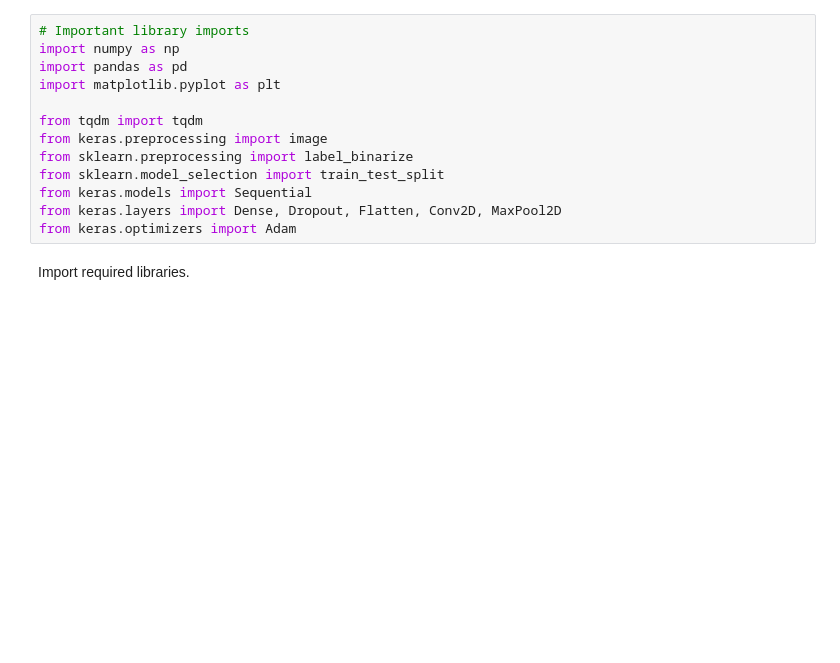
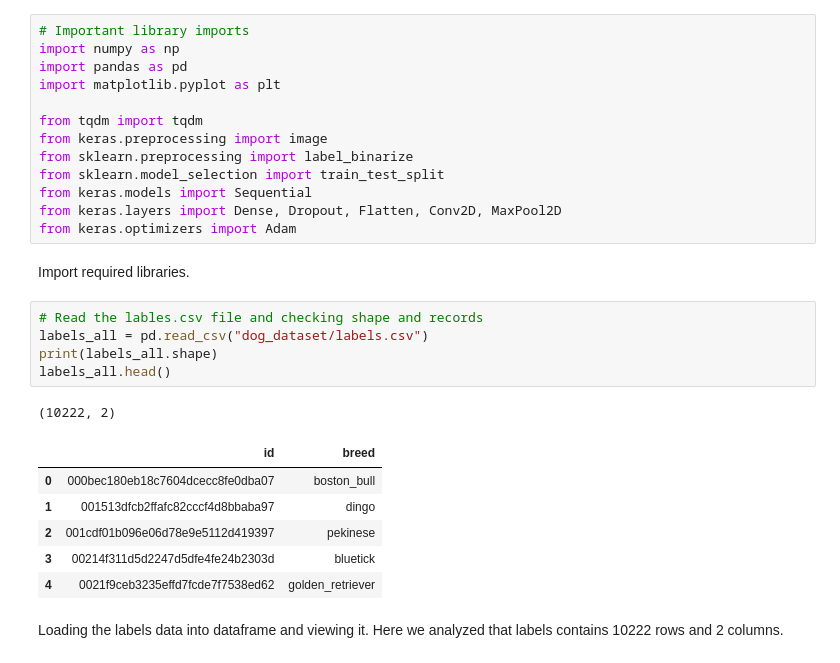
Before and after one commit to mahursh/DogBreedPrediction, a Jupyter notebook: DogBreedPredictionNotes.ipynb, the cells around one changed output. Drawn from its saved outputs; the diff is of its cells as text; blank space fills up the shorter version.

```diff
--- a/DogBreedPredictionNotes.ipynb
+++ b/DogBreedPredictionNotes.ipynb
@@ -115,3 +115,18 @@ from keras.layers import Dense, Dropout, Flatten, Conv2D, MaxPool2D
 from keras.optimizers import Adam
 # %% [markdown]
 Import required libraries.
+# %%
+# Read the lables.csv file and checking shape and records
+labels_all = pd.read_csv("dog_dataset/labels.csv")
+print(labels_all.shape)
+labels_all.head()
+# %% [output]
+(10222, 2)
+|  | id | breed |
+| 0 | 000bec180eb18c7604dcecc8fe0dba07 | boston_bull |
+| 1 | 001513dfcb2ffafc82cccf4d8bbaba97 | dingo |
+| 2 | 001cdf01b096e06d78e9e5112d419397 | pekinese |
+| 3 | 00214f311d5d2247d5dfe4fe24b2303d | bluetick |
+| 4 | 0021f9ceb3235effd7fcde7f7538ed62 | golden_retriever |
+# %% [markdown]
+Loading the labels data into dataframe and viewing it. Here we analyzed that labels contains 10222 rows and 2 columns.
```
